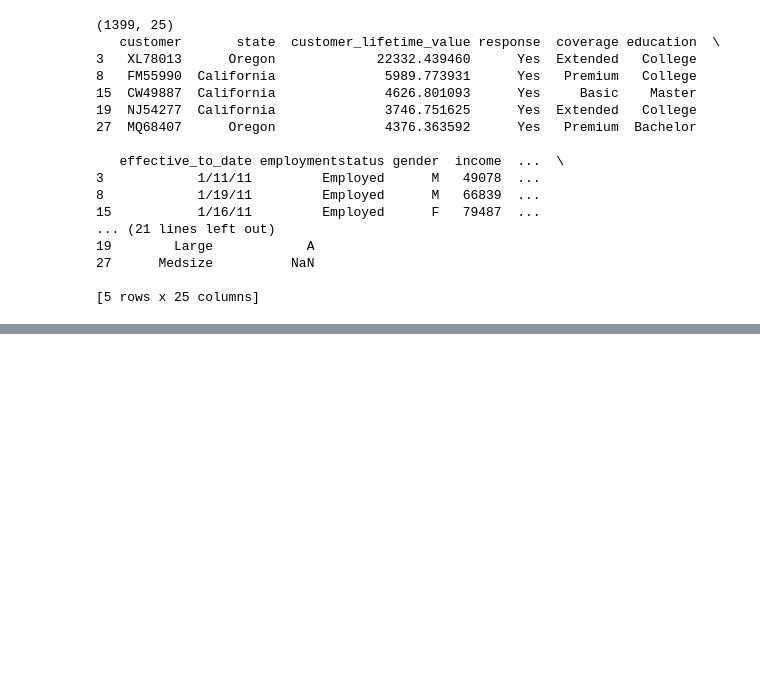
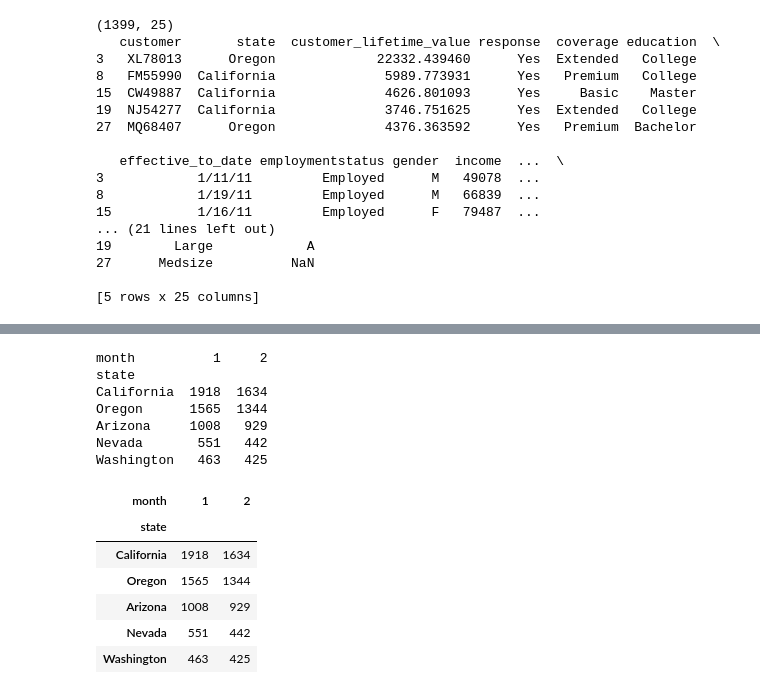
Before and after one commit to PaulinaMamiaga/lab-dw-data-aggregation-and-filtering, a Jupyter notebook: lab-dw-aggregating.ipynb, the cells around one changed output, grey strips where cells are left out. Cells and saved outputs as stored; diff of their text form; code cells hidden in the pictures; blank space fills up the shorter version.

```diff
--- a/lab-dw-aggregating.ipynb
+++ b/lab-dw-aggregating.ipynb
@@ -189,0 +256,46 @@ print(grouped_analysis)
+# %%
+# Bonus 5:
+# Analyze the number of policies sold by state and month.
+# Present the data in a table where the months are arranged as columns and the states are arranged as rows.
+# Policies sold by State (rows) and Month (columns)
+
+# Parse the date column
+df["effective_to_date"] = pd.to_datetime(df["effective_to_date"], errors="coerce")
+
+# Create a month column (month number)
+df["month"] = df["effective_to_date"].dt.month
+
+
+# Sort months in ascending order
+policy_counts = df.pivot_table(
+    index="state",
+    columns="month",
+    aggfunc="size",
+    fill_value=0
+).sort_index(axis=1)
+
+# show the result in descending order of total policies sold
+policy_counts["total_policies"] = policy_counts.sum(axis=1)
+policy_counts = policy_counts.sort_values("total_policies", ascending=False)
+policy_counts = policy_counts.drop(columns=["total_policies"])
+
+
+print(policy_counts)
+
+# display the pivot table
+policy_counts
+# %% [output]
+month          1     2
+state
+California  1918  1634
+Oregon      1565  1344
+Arizona     1008   929
+Nevada       551   442
+Washington   463   425
+| month | 1 | 2 |
+| state |  |  |
+| California | 1918 | 1634 |
+| Oregon | 1565 | 1344 |
+| Arizona | 1008 | 929 |
+| Nevada | 551 | 442 |
+| Washington | 463 | 425 |
```
Also changed, not shown: parts of 13 cells of this notebook.
